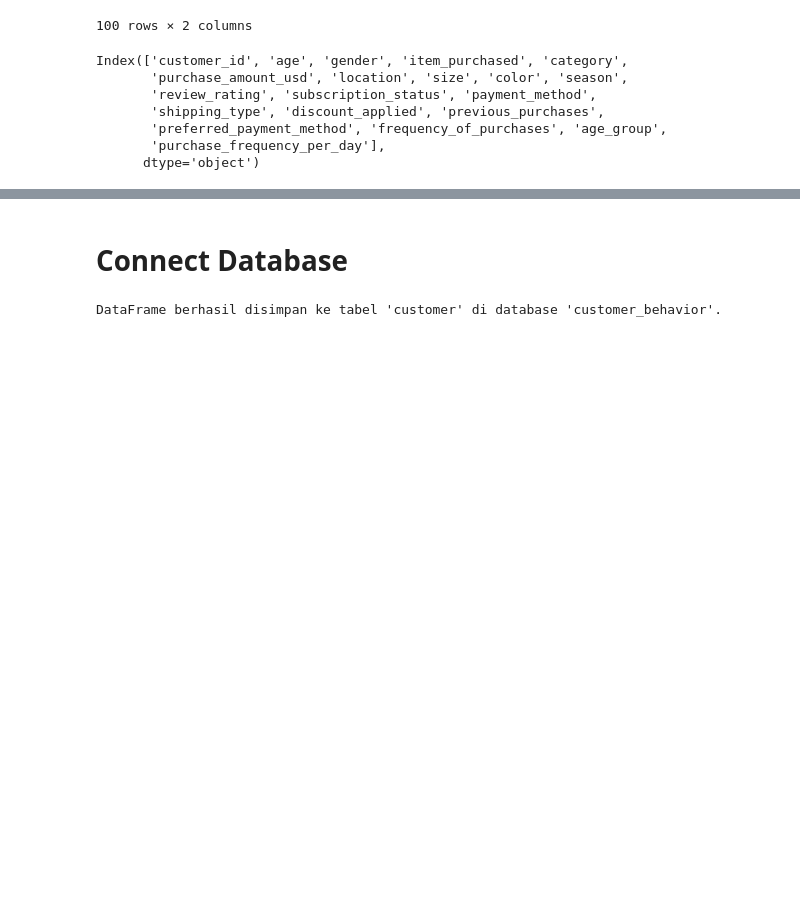
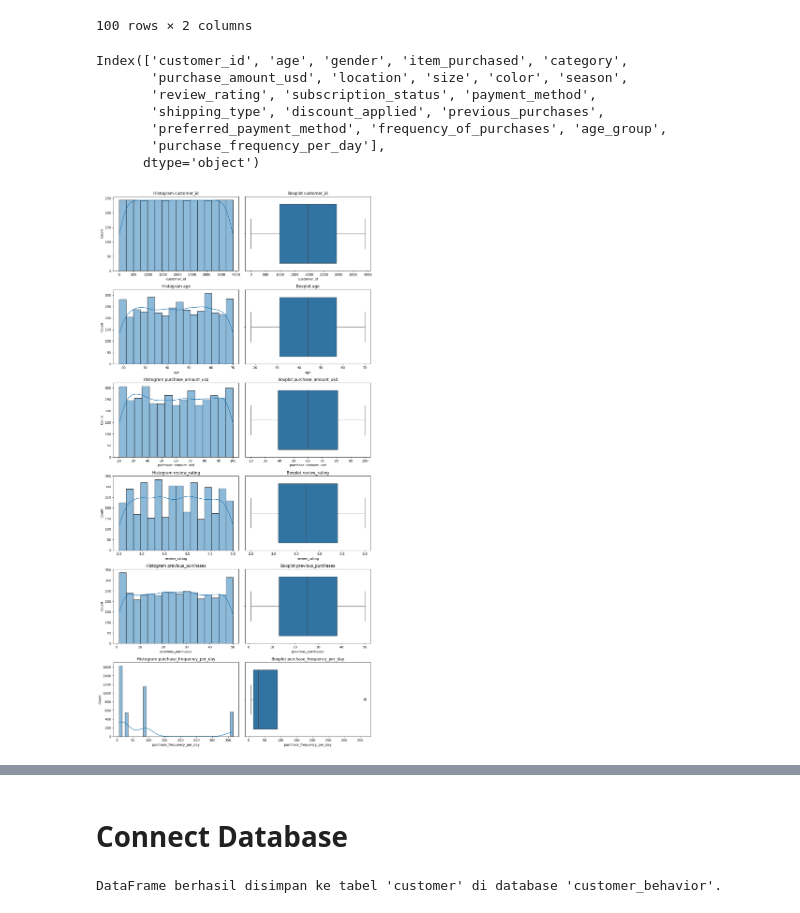
Before and after one commit to Agussatya87/Customer-Shopping-Behavior, a Jupyter notebook: Exploratory Data.ipynb, the cells around one changed output, grey strips where cells are left out. Saved outputs shown, nothing was run; the diff lists cells and outputs as text; code cells hidden in the pictures; blank space fills up the shorter version.

Commit message:
add image dashboard

```diff
--- a/Exploratory Data.ipynb
+++ b/Exploratory Data.ipynb
@@ -178,3 +178,27 @@ Index(['customer_id', 'age', 'gender', 'item_purchased', 'category',
        'preferred_payment_method', 'frequency_of_purchases', 'age_group',
        'purchase_frequency_per_day'],
       dtype='object')
+# %%
+import matplotlib.pyplot as plt
+import seaborn as sns
+
+# Pilih hanya kolom numerik
+numerical_cols = df.select_dtypes(include=['number']).columns
+
+# Menentukan ukuran figure
+fig, axes = plt.subplots(nrows=len(numerical_cols), ncols=2, figsize=(12, 4 * len(numerical_cols)))
+
+for i, col in enumerate(numerical_cols):
+    # Histogram dengan KDE
+    sns.histplot(data=df, x=col, kde=True, ax=axes[i, 0])
+    axes[i, 0].set_title(f'Histogram {col}')
+
+    # Boxplot
+    sns.boxplot(x=df[col], ax=axes[i, 1])
+    axes[i, 1].set_title(f'Boxplot {col}')
+
+# Sesuaikan tata letak agar lebih rapi
+plt.tight_layout()
+plt.show()
+# %% [output]
+[figure, added]
```
Also changed, not shown: parts of 1 cell of this notebook, 2 other files.
